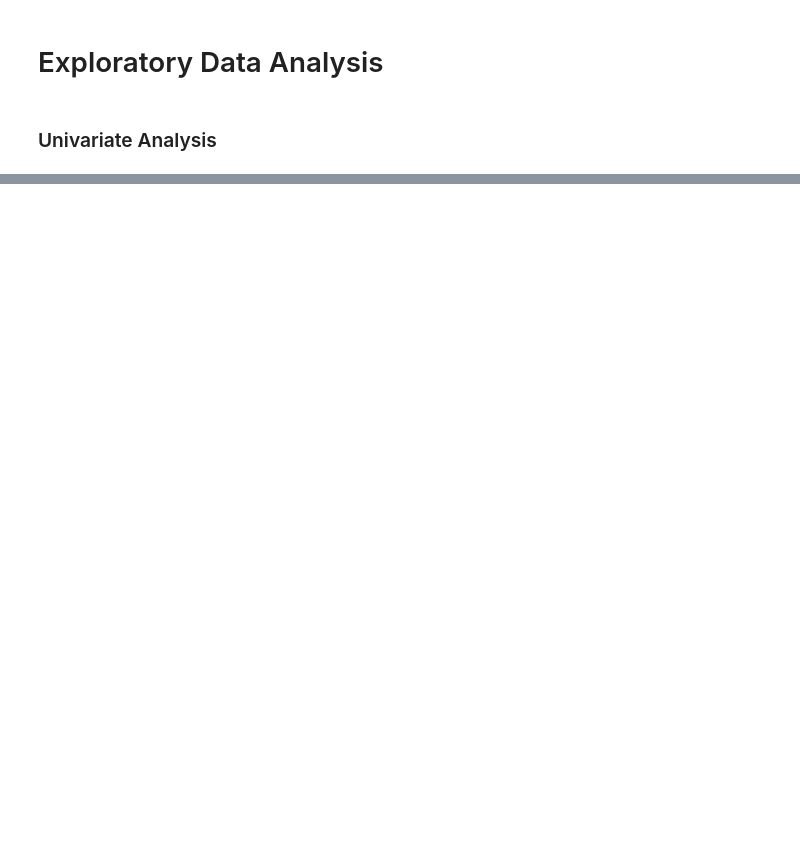
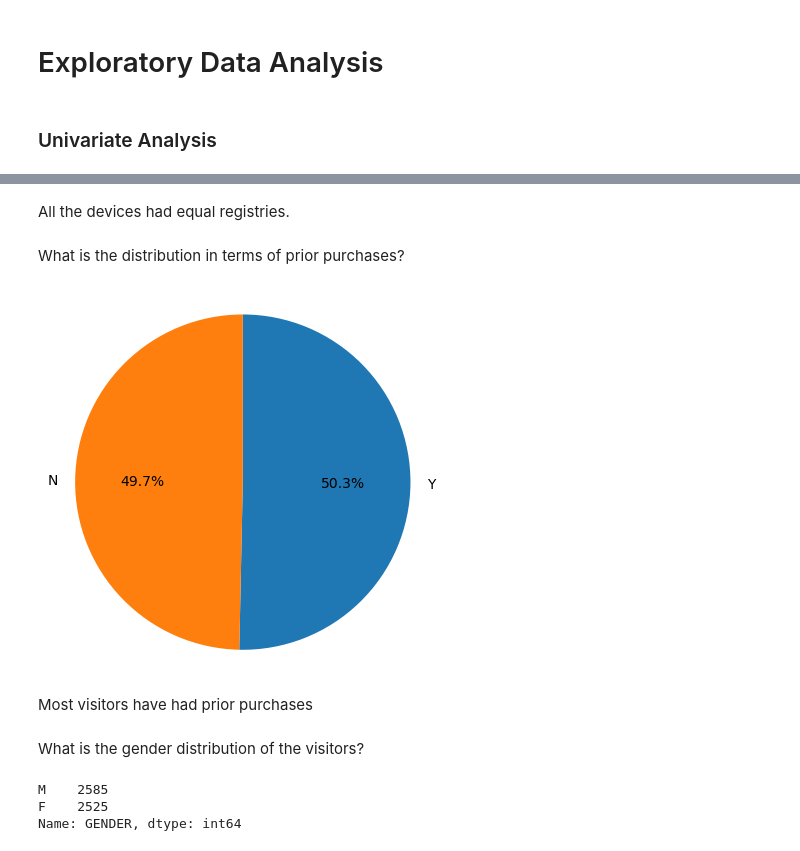
Before and after one commit to Naftal-Rainer/WEB-ANALYTICS-INSIGHTS, a Jupyter notebook: web_analytics_insights.ipynb, the cells around one changed output, grey strips where cells are left out. Saved outputs shown, nothing was run; the diff lists cells and outputs as text; code cells hidden in the pictures; blank space fills up the shorter version.

```diff
--- a/web_analytics_insights.ipynb
+++ b/web_analytics_insights.ipynb
@@ -205,0 +252,25 @@ data['ADD_TO_CART_RATE'] = data['ADD_TO_CART']/data['VISITS']
+# %% [markdown]
+All the devices had equal registries.
+# %% [markdown]
+What is the distribution in terms of prior purchases?
+# %%
+prior_purchases = data['HAS_PURCHASED_PRIOR'].value_counts()
+
+values = prior_purchases.values
+labels = prior_purchases.index
+
+plt.pie(x = values, labels = labels, autopct='%0.01f%%', startangle=90, counterclock=False);
+plt.axis('square');
+# %% [output]
+[figure, added]
+# %% [markdown]
+Most visitors have had prior purchases
+# %% [markdown]
+What is the gender distribution of the visitors?
+# %%
+gender_distr = data['GENDER'].value_counts()
+gender_distr
+# %% [output]
+M    2585
+F    2525
+Name: GENDER, dtype: int64
```
Also changed, not shown: parts of 28 cells of this notebook, 1 other file.
